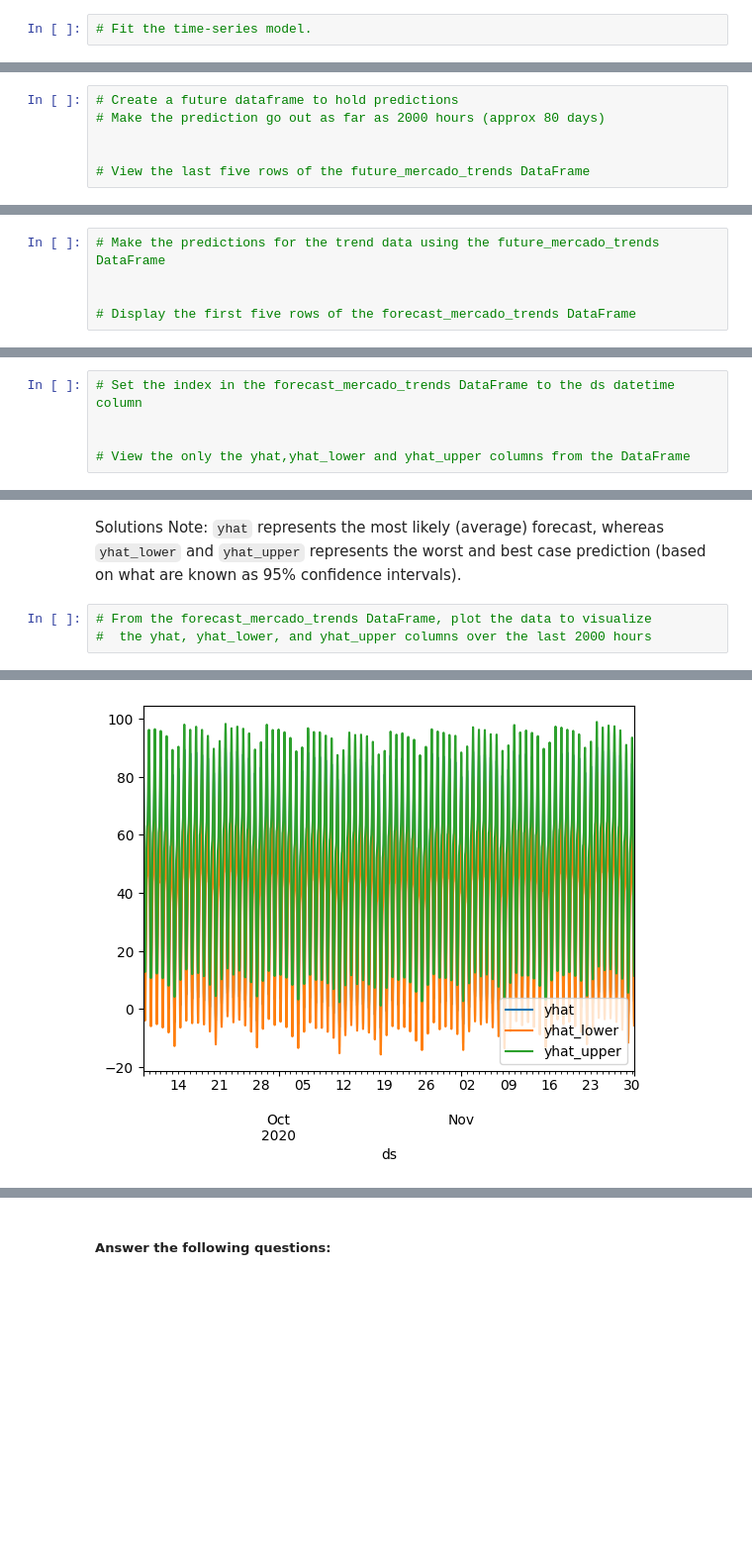
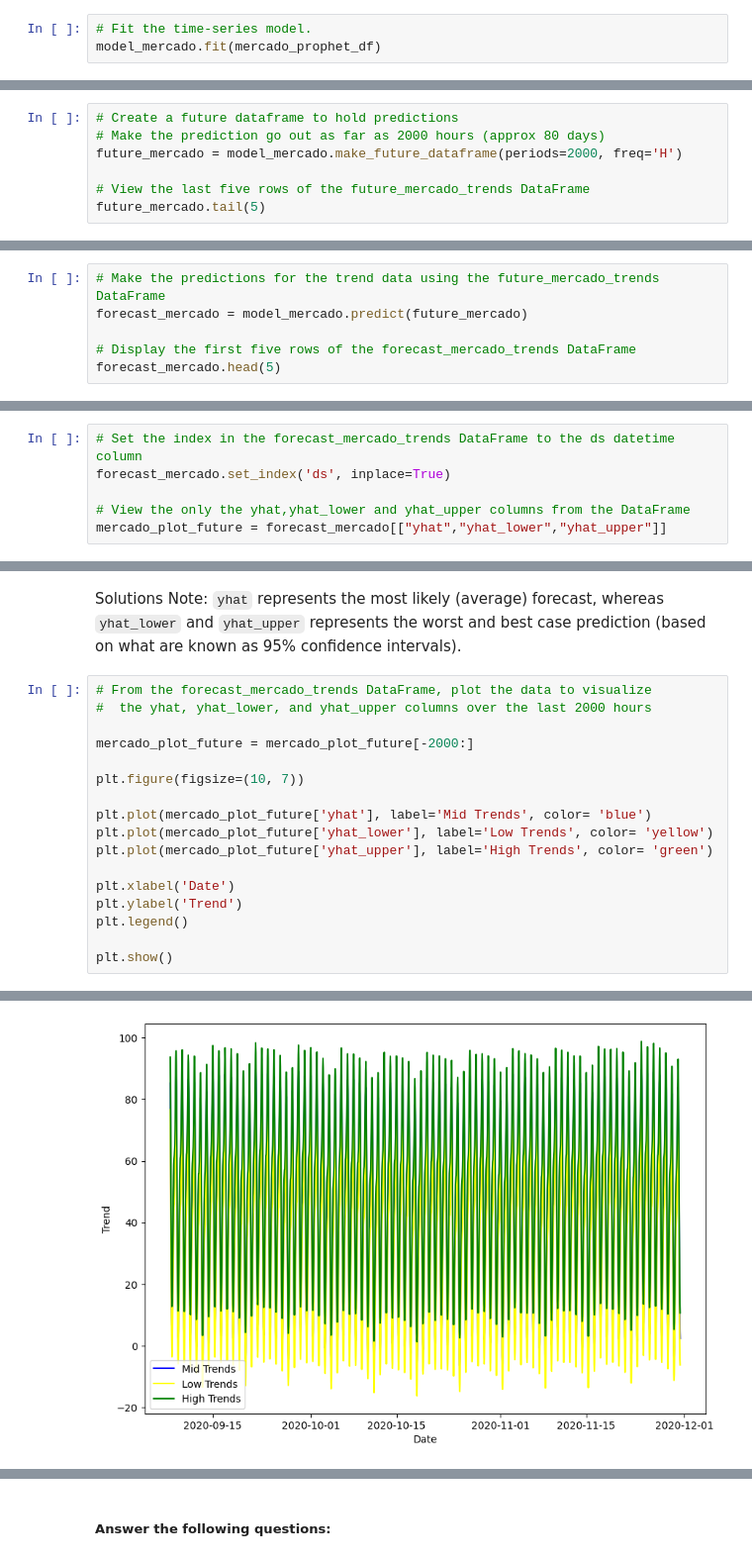
Before and after one commit to DanB369/prophet-challenge, a Jupyter notebook: forecasting_net_prophet.ipynb, the cells around one changed output, grey strips where cells are left out. Shown at 99% size. Saved outputs shown, nothing was run; the diff lists cells and outputs as text; blank space fills up the shorter version.

```diff
--- a/forecasting_net_prophet.ipynb
+++ b/forecasting_net_prophet.ipynb
@@ -386,3 +452,4 @@ Now, you need to produce a time series model that analyzes and forecasts pattern
 # %%
 # Fit the time-series model.
+model_mercado.fit(mercado_prophet_df)
 # %% [output]
@@ -399,9 +459,10 @@ INFO:cmdstanpy:Chain [1] done processing
 # %%
 # Create a future dataframe to hold predictions
 # Make the prediction go out as far as 2000 hours (approx 80 days)
-
+future_mercado = model_mercado.make_future_dataframe(periods=2000, freq='H')
 
 # View the last five rows of the future_mercado_trends DataFrame
+future_mercado.tail(5)
 # %% [output]
 |  | ds |
 | 39101 | 2020-11-30 04:00:00 |
@@ -411,8 +472,9 @@ INFO:cmdstanpy:Chain [1] done processing
 | 39105 | 2020-11-30 08:00:00 |
 # %%
 # Make the predictions for the trend data using the future_mercado_trends DataFrame
-
+forecast_mercado = model_mercado.predict(future_mercado)
 
 # Display the first five rows of the forecast_mercado_trends DataFrame
+forecast_mercado.head(5)
 # %% [output]
 |  | ds | trend | yhat_lower | yhat_upper | trend_lower | trend_upper | additive_terms | ... |
@@ -445,6 +508,7 @@ INFO:cmdstanpy:Chain [1] done processing
 * What's the lowest point for search traffic in the calendar year?
 # %%
 # Set the index in the forecast_mercado_trends DataFrame to the ds datetime column
-
+forecast_mercado.set_index('ds', inplace=True)
 
 # View the only the yhat,yhat_lower and yhat_upper columns from the DataFrame
+mercado_plot_future = forecast_mercado[["yhat","yhat_lower","yhat_upper"]]
@@ -461,4 +534,18 @@ Solutions Note: `yhat` represents the most likely (average) forecast, whereas `y
 # %%
 # From the forecast_mercado_trends DataFrame, plot the data to visualize
 #  the yhat, yhat_lower, and yhat_upper columns over the last 2000 hours
+
+mercado_plot_future = mercado_plot_future[-2000:]
+
+plt.figure(figsize=(10, 7))
+
+plt.plot(mercado_plot_future['yhat'], label='Mid Trends', color= 'blue')
+plt.plot(mercado_plot_future['yhat_lower'], label='Low Trends', color= 'yellow')
+plt.plot(mercado_plot_future['yhat_upper'], label='High Trends', color= 'green')
+
+plt.xlabel('Date')
+plt.ylabel('Trend')
+plt.legend()
+
+plt.show()
 # %% [output]
@@ -466,3 +552,3 @@ Solutions Note: `yhat` represents the most likely (average) forecast, whereas `y
-[figure, old version]
+[figure, new version]
 # %%
 # Reset the index in the forecast_mercado_trends DataFrame
```
Also changed, not shown: parts of 33 cells of this notebook.
